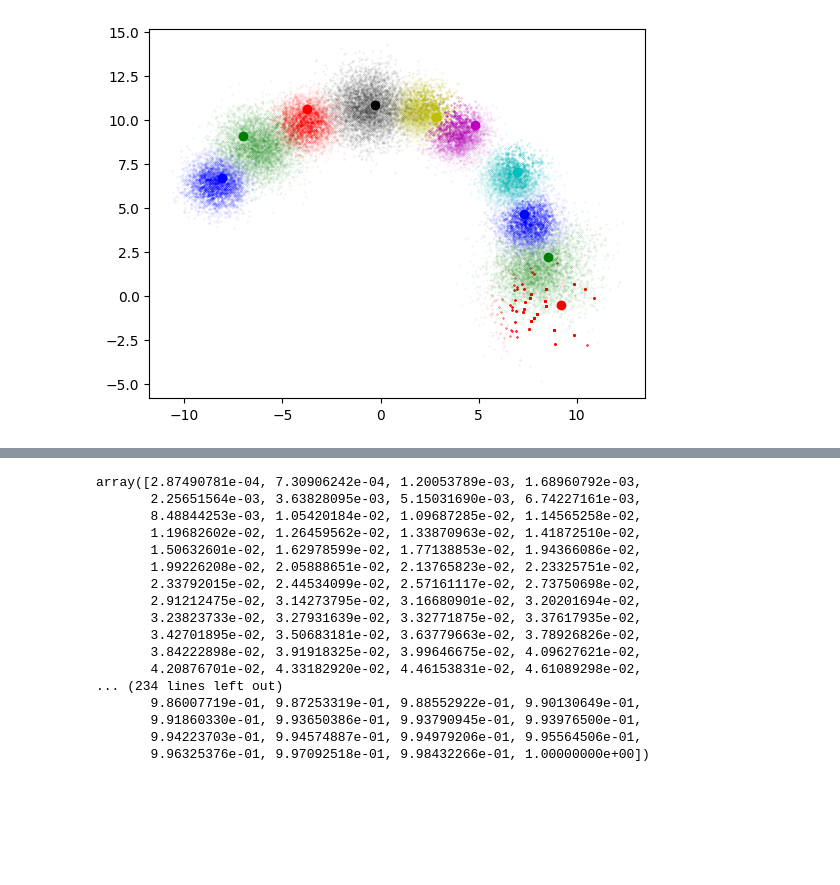
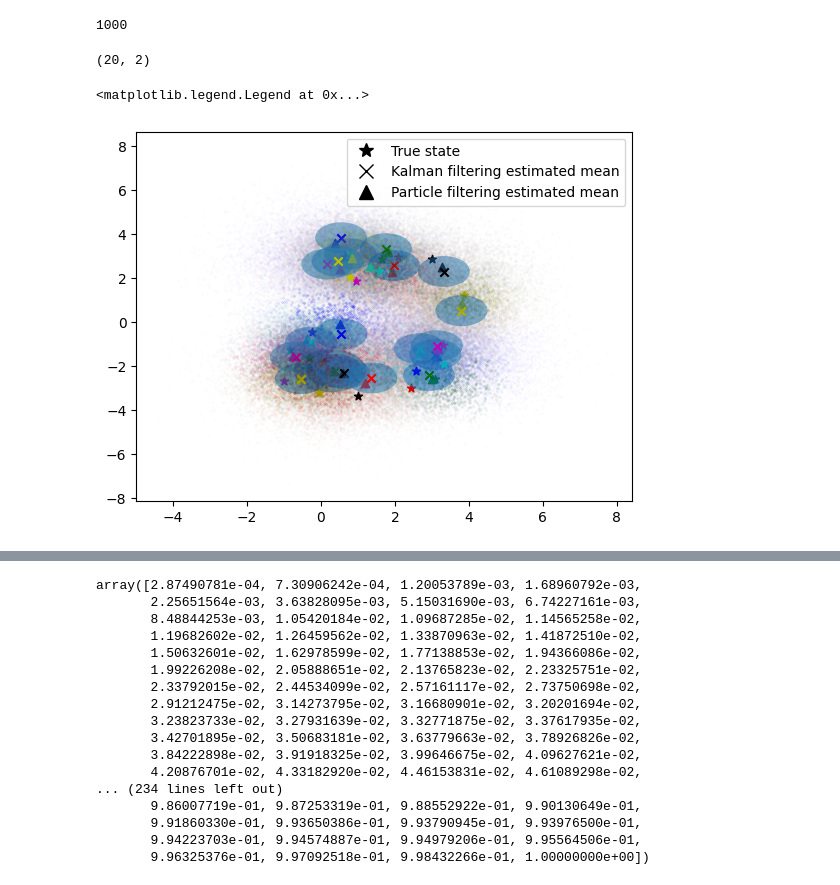
Before and after one commit to changmin-yu/particle-filtering-playground, a Jupyter notebook: notebooks/test_lds.ipynb, the cells around one changed output, grey strips where cells are left out. Saved outputs shown, nothing was run; the diff lists cells and outputs as text; code cells hidden in the pictures; blank space fills up the shorter version.

```diff
--- a/notebooks/test_lds.ipynb
+++ b/notebooks/test_lds.ipynb
@@ -36,7 +28,55 @@ true_state_history, estimate_state_history, particle_history, weight_history, ob
-# %%
-colors = 'rgbcmyk'
-for i in range(10):
-    plt.scatter(particle_history[i][:, 0], particle_history[i][:, 1], s=1, marker="x", label=str(i), alpha=0.05, color=colors[i%len(colors)])
-    plt.scatter(np.array(true_state_history)[i, 0], np.array(true_state_history)[i, 1], color=colors[i%len(colors)])
-# %% [output]
-[figure, removed]
+# %%
+len(true_state_history)
+# %% [output]
+1000
+# %%
+theta = np.pi / 12
+A = 0.99 * np.array([
+[np.cos(theta), -np.sin(theta)],
+[np.sin(theta), np.cos(theta)],
+])
+C = np.eye(2)
+
+Sigma = np.eye(2) * 1.0
+Gamma = np.eye(2) * 0.5
+
+mu0 = np.array([10., 0.])
+Gamma0 = np.eye(2) * 1.0
+
+kf = KalmanFilter(A, C, Gamma, Sigma)
+
+mu, V = kf.filtering(np.array(obs_history))
+# %%
+np.array(estimate_state_history).shape
+# %% [output]
+(20, 2)
+# %%
+colors = 'rgbcmyk'
+
+h = plt.subplot()
+
+for i in range(20):
+    plt.scatter(particle_history[i][:, 0], particle_history[i][:, 1], s=1, marker="x", label=str(i), alpha=0.01, color=colors[i%len(colors)])
+    plt.scatter(np.array(true_state_history)[i, 0], np.array(true_state_history)[i, 1], color=colors[i%len(colors)], marker="*")
+    plt.scatter(np.array(estimate_state_history)[i, 0], np.array(estimate_state_history)[i, 1], marker="^", color=colors[i%len(colors)])
+
+    eigenvalues, eigenvectors = np.linalg.eigh(V[i])
+    angle = np.degrees(np.arctan2(*eigenvectors[:, 0][::-1]))
+
+    ellipse = mpl.patches.Ellipse(xy=mu[i, :], width=2 * np.sqrt(eigenvalues[0]),
+                      height=2 * np.sqrt(eigenvalues[1]), angle=angle)
+    ellipse.set_alpha(0.5)
+    h.add_artist(ellipse)
+    plt.scatter(mu[i, 0], mu[i, 1], marker="x", color=colors[i%len(colors)])
+
+true_states_patch = mlines.Line2D([], [], color='k', marker='*', linestyle='None',
+                          markersize=10, label='True state')
+particle_filtering_estimate_patch = mlines.Line2D([], [], color='k', marker='x', linestyle='None',
+                          markersize=10, label='Kalman filtering estimated mean')
+kalman_filtering_estimate_patch = mlines.Line2D([], [], color='k', marker='^', linestyle='None',
+                          markersize=10, label='Particle filtering estimated mean')
+plt.legend(handles=[true_states_patch,particle_filtering_estimate_patch,kalman_filtering_estimate_patch])
+# plt.savefig("../figures/evaluate_filtering_viz.pdf")
+# %% [output]
+<matplotlib.legend.Legend at 0x...>
+[figure, added]
```
Also changed, not shown: parts of 21 cells of this notebook, 7 other files.
